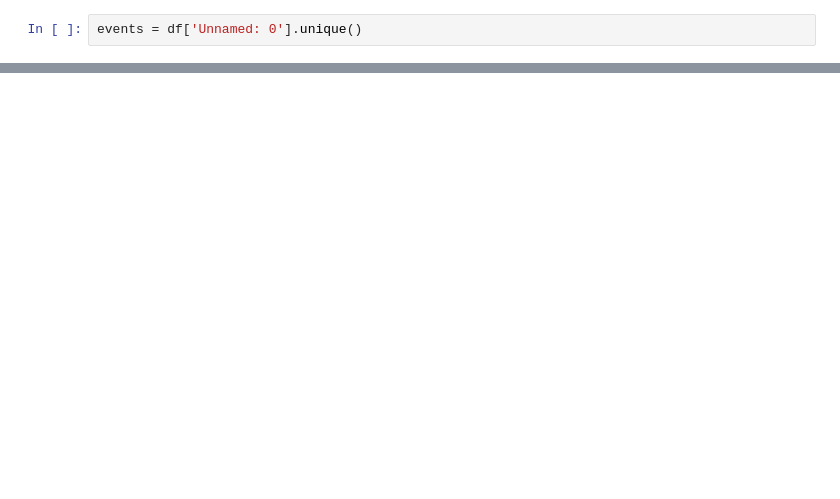
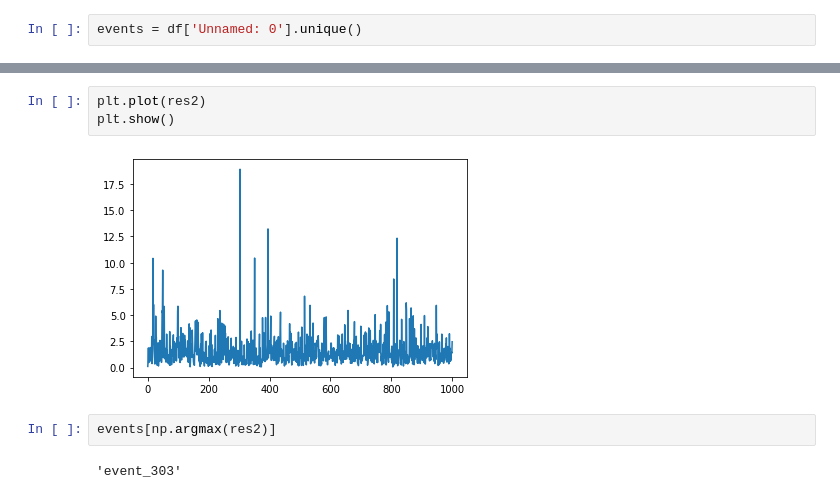
Before and after one commit to andyPhysics/CosmicRay, a Jupyter notebook: Check_fit.ipynb, the cells around one changed output, grey strips where cells are left out. Cells and saved outputs as stored; diff of their text form; blank space fills up the shorter version.

```diff
--- a/Check_fit.ipynb
+++ b/Check_fit.ipynb
@@ -124,0 +348,9 @@ plt.show()
+# %%
+plt.plot(res2)
+plt.show()
+# %% [output]
+[figure, added]
+# %%
+events[np.argmax(res2)]
+# %% [output]
+'event_303'
```
Also changed, not shown: parts of 40 cells of this notebook, 2 other files.
